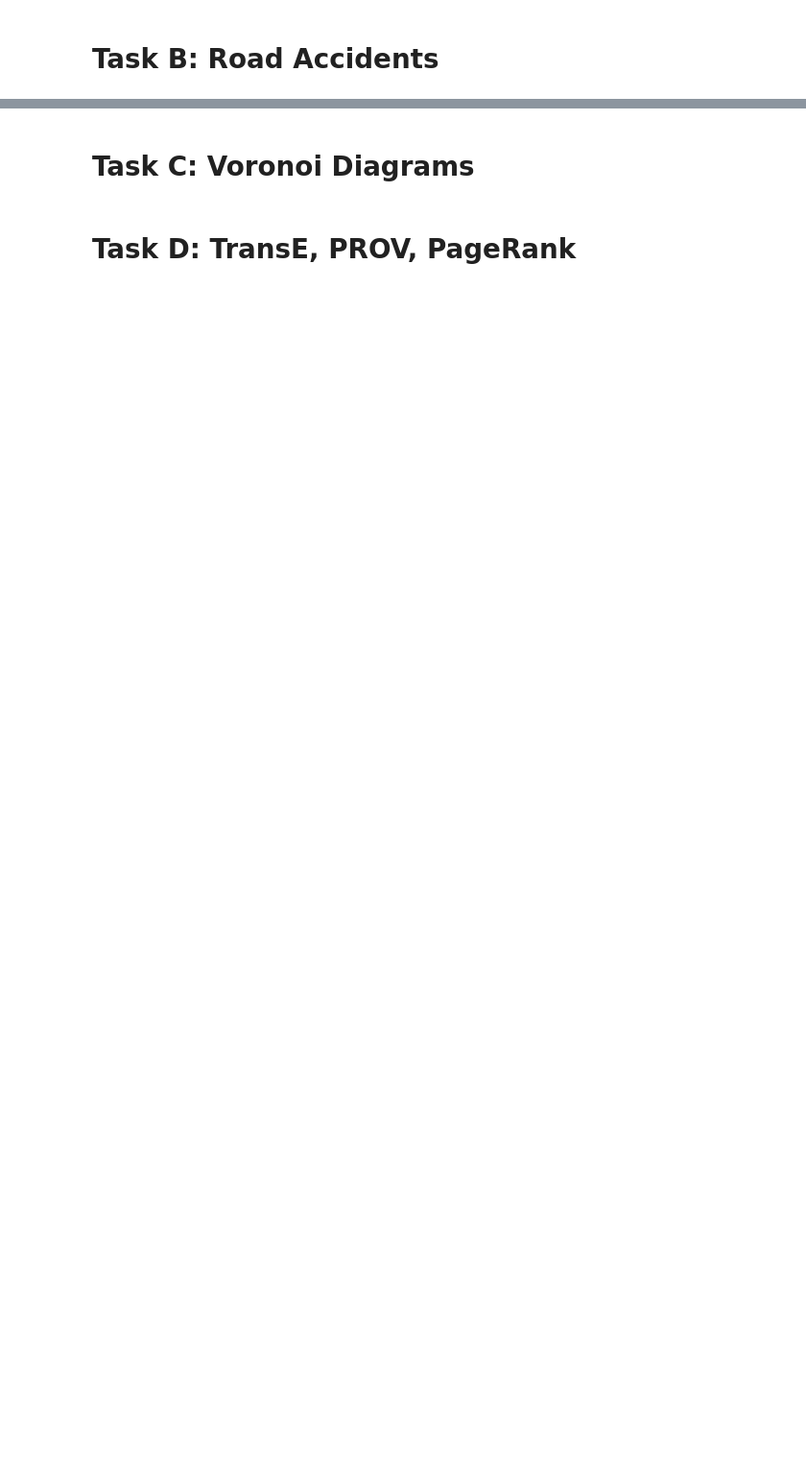
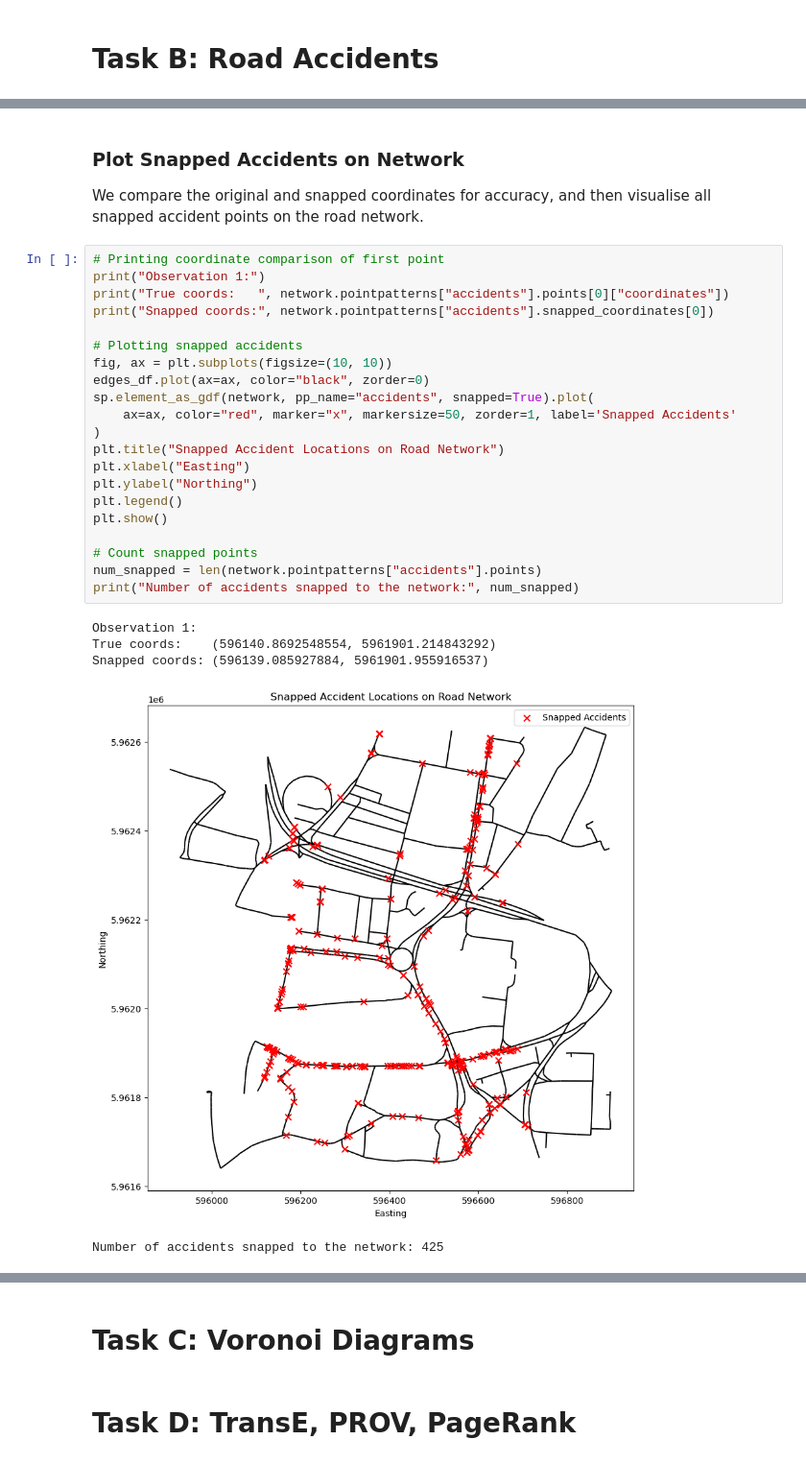
Before and after one commit to ammararfan2-lab/7CUSMNDA-2025-Coursework, a Jupyter notebook: notebooks/Part2.ipynb, the cells around one changed output, grey strips where cells are left out. Shown at 96% size. Cells and saved outputs as stored; diff of their text form; blank space fills up the shorter version.

```diff
--- a/notebooks/Part2.ipynb
+++ b/notebooks/Part2.ipynb
@@ -255,0 +297,31 @@ Following is a counterexample causing non-planarity:
+# %% [markdown]
+### Plot Snapped Accidents on Network
+
+We compare the original and snapped coordinates for accuracy, and then visualise all snapped accident points on the road network.
+# %%
+# Printing coordinate comparison of first point
+print("Observation 1:")
+print("True coords:   ", network.pointpatterns["accidents"].points[0]["coordinates"])
+print("Snapped coords:", network.pointpatterns["accidents"].snapped_coordinates[0])
+
+# Plotting snapped accidents
+fig, ax = plt.subplots(figsize=(10, 10))
+edges_df.plot(ax=ax, color="black", zorder=0)
+sp.element_as_gdf(network, pp_name="accidents", snapped=True).plot(
+    ax=ax, color="red", marker="x", markersize=50, zorder=1, label='Snapped Accidents'
+)
+plt.title("Snapped Accident Locations on Road Network")
+plt.xlabel("Easting")
+plt.ylabel("Northing")
+plt.legend()
+plt.show()
+
+# Count snapped points
+num_snapped = len(network.pointpatterns["accidents"].points)
+print("Number of accidents snapped to the network:", num_snapped)
+# %% [output]
+Observation 1:
+True coords:    (596140.8692548554, 5961901.214843292)
+Snapped coords: (596139.085927884, 5961901.955916537)
+[figure, added]
+Number of accidents snapped to the network: 425
```
Also changed, not shown: parts of 15 cells of this notebook.
